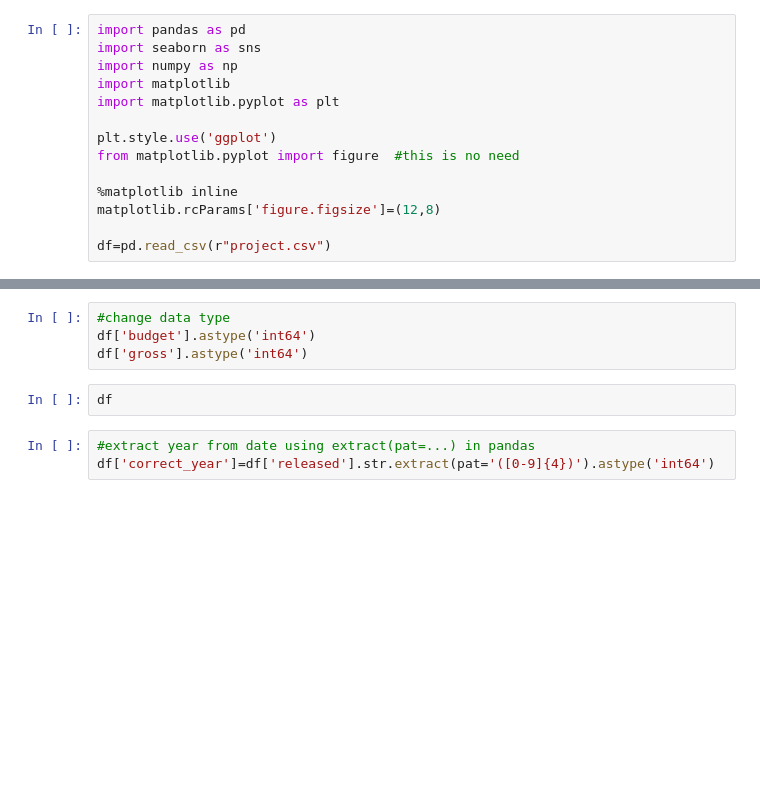
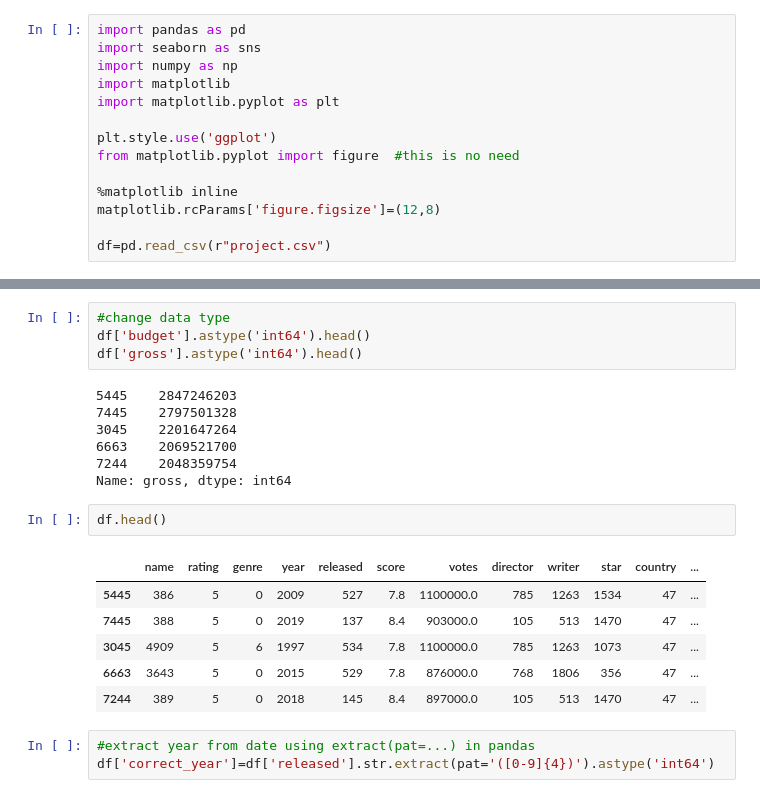
Before and after one commit to CurioLytics/Starter-Data-Portfolio, a Jupyter notebook: Movie_correlation_I_was_WRONG.ipynb, the cells around one changed output, grey strips where cells are left out. Drawn from its saved outputs; the diff is of its cells as text; blank space fills up the shorter version.

```diff
--- a/Movie_correlation_I_was_WRONG.ipynb
+++ b/Movie_correlation_I_was_WRONG.ipynb
@@ -37,9 +93,23 @@ df.dtypes
 # %%
 #change data type
-df['budget'].astype('int64')
-df['gross'].astype('int64')
+df['budget'].astype('int64').head()
+df['gross'].astype('int64').head()
+# %% [output]
+5445    2847246203
+7445    2797501328
+3045    2201647264
+6663    2069521700
+7244    2048359754
+Name: gross, dtype: int64
 # %%
-df
+df.head()
+# %% [output]
+|  | name | rating | genre | year | released | score | votes | director | writer | star | country | ... |
+| 5445 | 386 | 5 | 0 | 2009 | 527 | 7.8 | 1100000.0 | 785 | 1263 | 1534 | 47 | ... |
+| 7445 | 388 | 5 | 0 | 2019 | 137 | 8.4 | 903000.0 | 105 | 513 | 1470 | 47 | ... |
+| 3045 | 4909 | 5 | 6 | 1997 | 534 | 7.8 | 1100000.0 | 785 | 1263 | 1073 | 47 | ... |
+| 6663 | 3643 | 5 | 0 | 2015 | 529 | 7.8 | 876000.0 | 768 | 1806 | 356 | 47 | ... |
+| 7244 | 389 | 5 | 0 | 2018 | 145 | 8.4 | 897000.0 | 105 | 513 | 1470 | 47 | ... |
 # %%
 #extract year from date using extract(pat=...) in pandas
 df['correct_year']=df['released'].str.extract(pat='([0-9]{4})').astype('int64')
```
Also changed, not shown: parts of 18 cells of this notebook.
